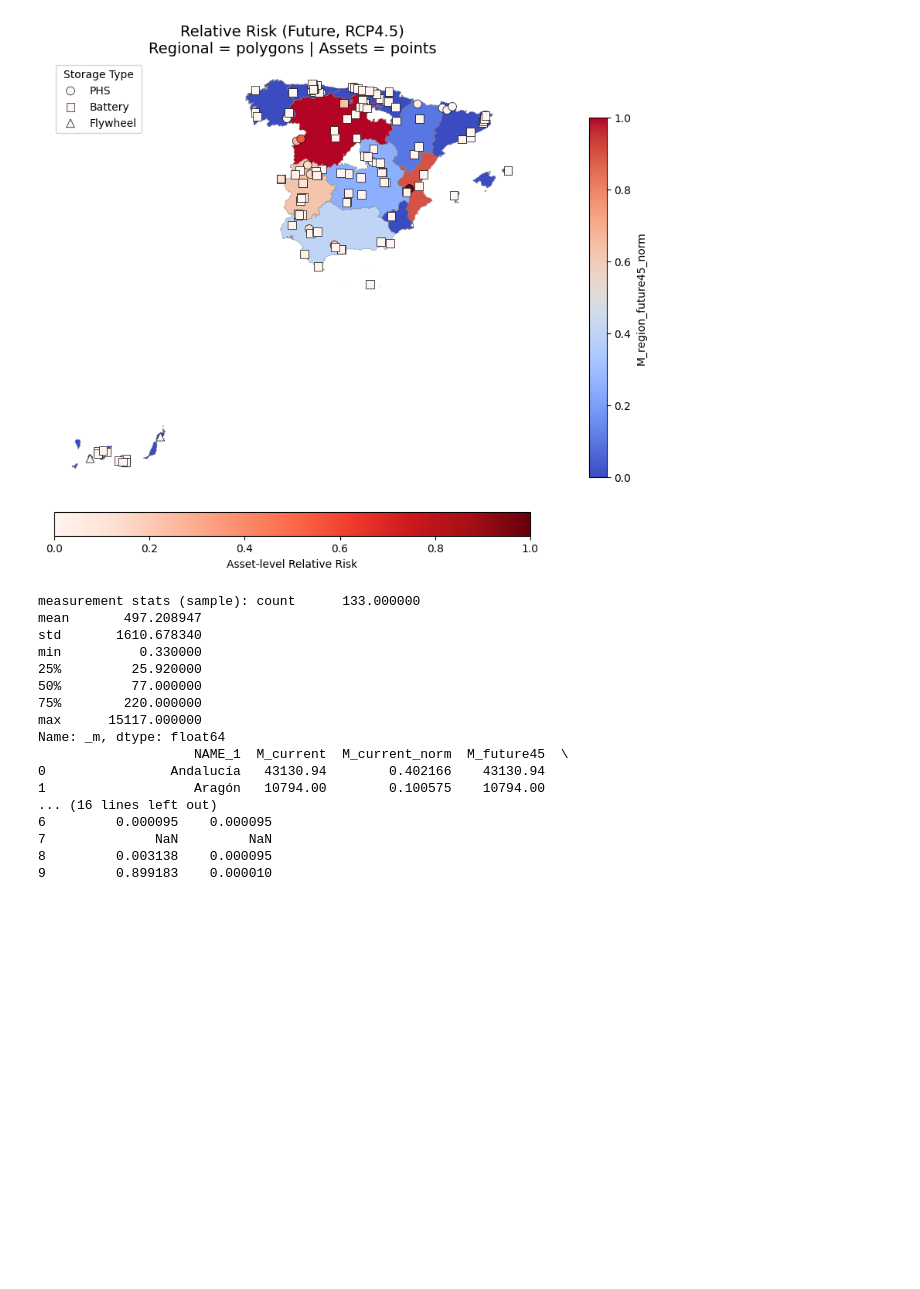
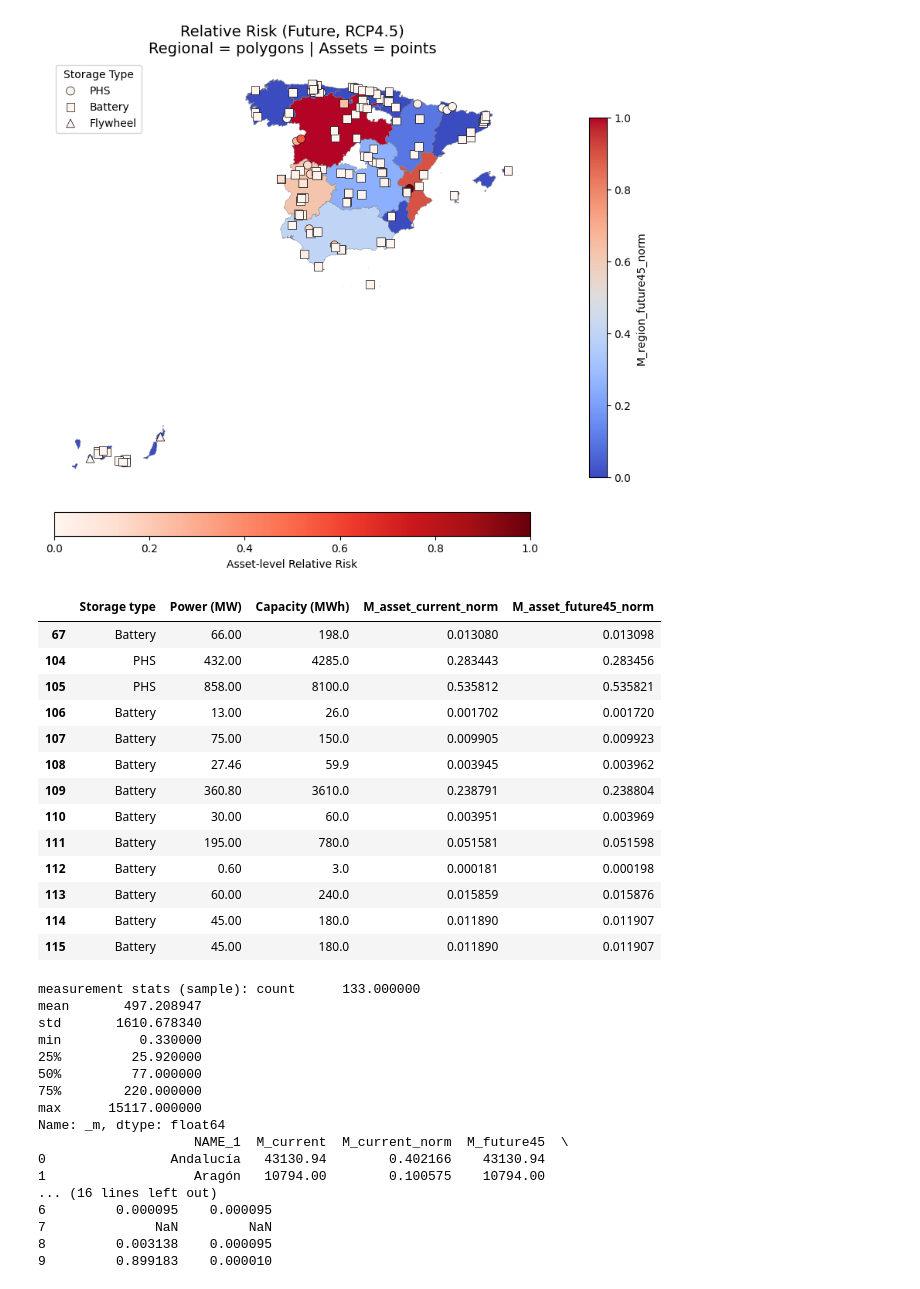
Before and after one commit to MariusMC8/Thesis-coding, a Jupyter notebook: Risk_ranking_maps.ipynb, the cells around one changed output. Cells and saved outputs as stored; diff of their text form; code cells hidden in the pictures; blank space fills up the shorter version.

```diff
--- a/Risk_ranking_maps.ipynb
+++ b/Risk_ranking_maps.ipynb
@@ -1131,6 +1136,25 @@ plot_relative_risk_map(
 )
 # %% [output]
 [figure]
+# %%
+data.loc[data['Region']=="CastillayLeón",
+         ['Storage type','Power (MW)', 'Capacity (MWh)',
+          'M_asset_current_norm','M_asset_future45_norm']]
+# %% [output]
+|  | Storage type | Power (MW) | Capacity (MWh) | M_asset_current_norm | M_asset_future45_norm |
+| 67 | Battery | 66.00 | 198.0 | 0.013080 | 0.013098 |
+| 104 | PHS | 432.00 | 4285.0 | 0.283443 | 0.283456 |
+| 105 | PHS | 858.00 | 8100.0 | 0.535812 | 0.535821 |
+| 106 | Battery | 13.00 | 26.0 | 0.001702 | 0.001720 |
+| 107 | Battery | 75.00 | 150.0 | 0.009905 | 0.009923 |
+| 108 | Battery | 27.46 | 59.9 | 0.003945 | 0.003962 |
+| 109 | Battery | 360.80 | 3610.0 | 0.238791 | 0.238804 |
+| 110 | Battery | 30.00 | 60.0 | 0.003951 | 0.003969 |
+| 111 | Battery | 195.00 | 780.0 | 0.051581 | 0.051598 |
+| 112 | Battery | 0.60 | 3.0 | 0.000181 | 0.000198 |
+| 113 | Battery | 60.00 | 240.0 | 0.015859 | 0.015876 |
+| 114 | Battery | 45.00 | 180.0 | 0.011890 | 0.011907 |
+| 115 | Battery | 45.00 | 180.0 | 0.011890 | 0.011907 |
 # %%
 #Function to create risk-ranking maps based on Hawchar et al (2020) step 6 (Option B - using MWh and MW for relative risk index) Deleting the function to avoid skewing
 # --- CONFIG: column names in your CSV ---
```
Also changed, not shown: parts of 2 cells of this notebook.
